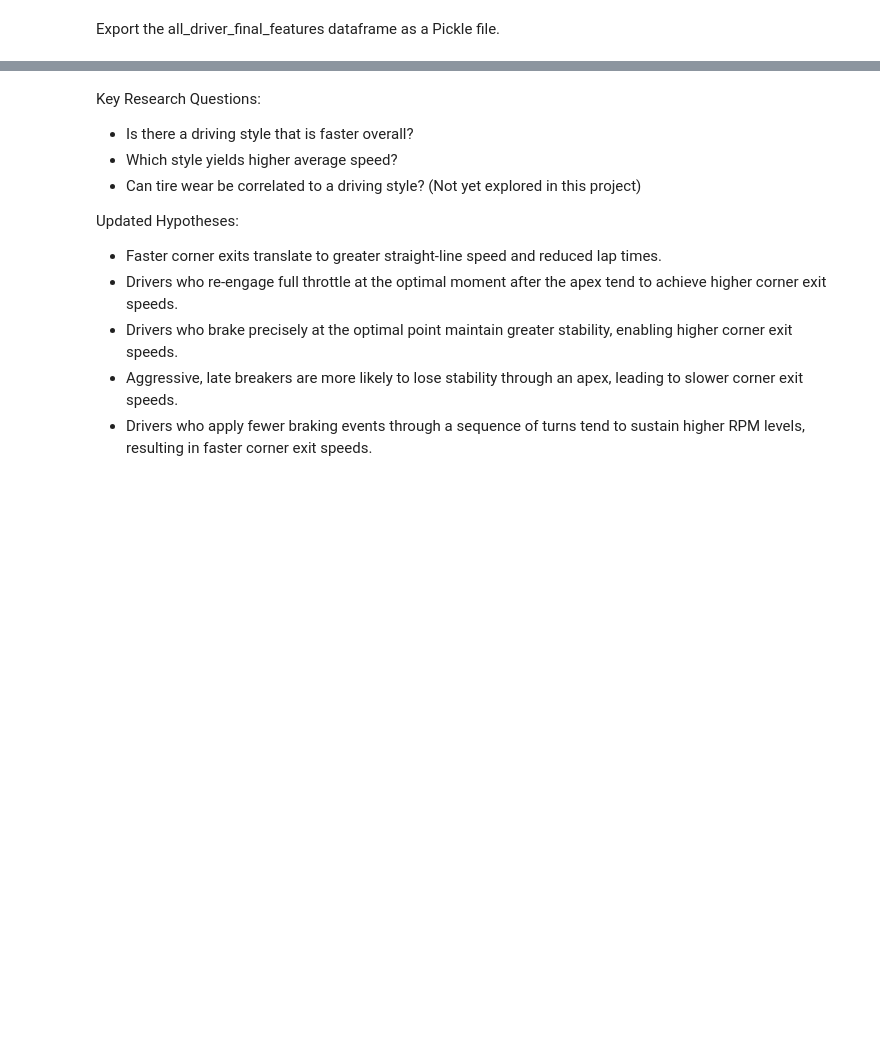
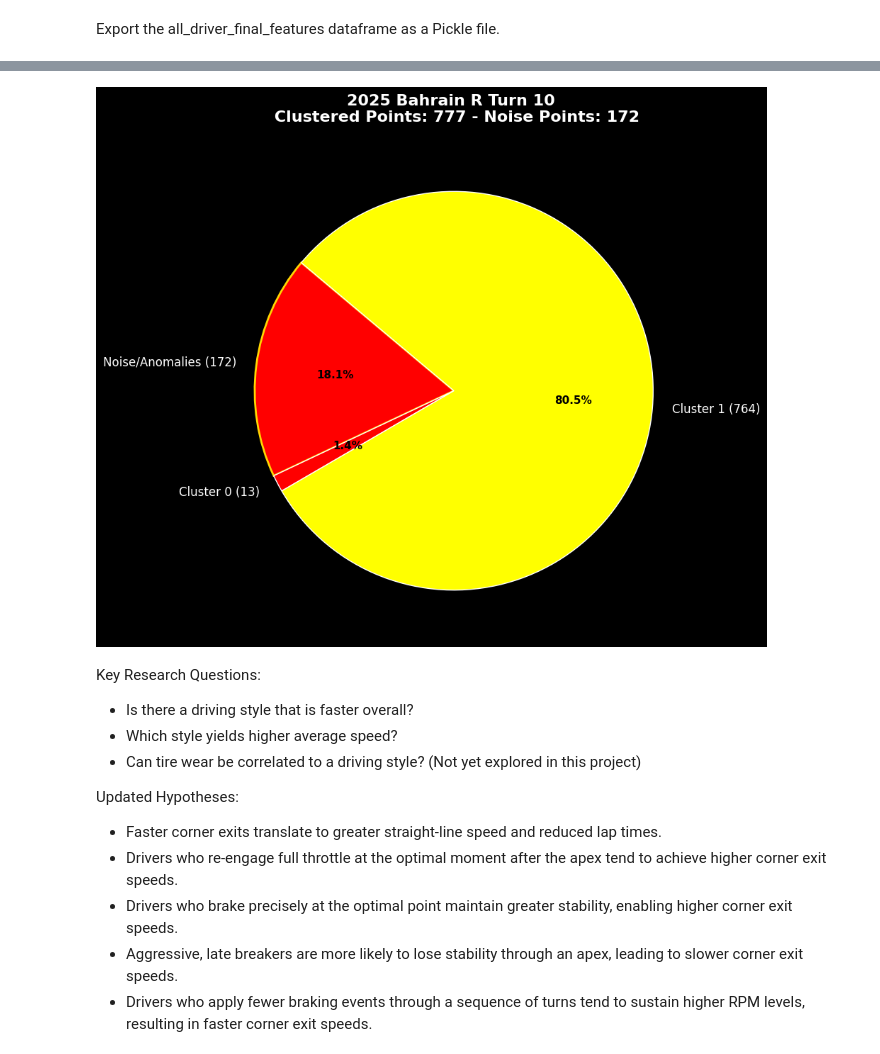
Before and after one commit to PESIII23/f1-driving-style-analytics-tool, a Jupyter notebook: notebooks/01_multi_driver_gp_analysis.ipynb, the cells around one changed output, grey strips where cells are left out. Saved outputs shown, nothing was run; the diff lists cells and outputs as text; code cells hidden in the pictures; blank space fills up the shorter version.

```diff
--- a/notebooks/01_multi_driver_gp_analysis.ipynb
+++ b/notebooks/01_multi_driver_gp_analysis.ipynb
@@ -736,3 +741,16 @@ df_clustered_sorted[features_clustered]
+# %%
+# calculate noise and clustered counts
+df_noise = df_clustered[df_clustered['Cluster'] == -1]
+noise_count = len(df_noise)
+clustered_count = len(df_clustered) - noise_count
+
+# plot cluster distribution
+plots.plot_cluster_distribution(
+    df_clustered=df_clustered,
+    title=f'{year} {grand_prix} {session_type} Turn {critical_turn[0]} \n Clustered Points: {clustered_count} - Noise Points: {noise_count}'
+)
+# %% [output]
+[figure, added]
 # %% [markdown]
 Key Research Questions:
 - Is there a driving style that is faster overall?
```
Also changed, not shown: parts of 5 cells of this notebook, 3 other files.
